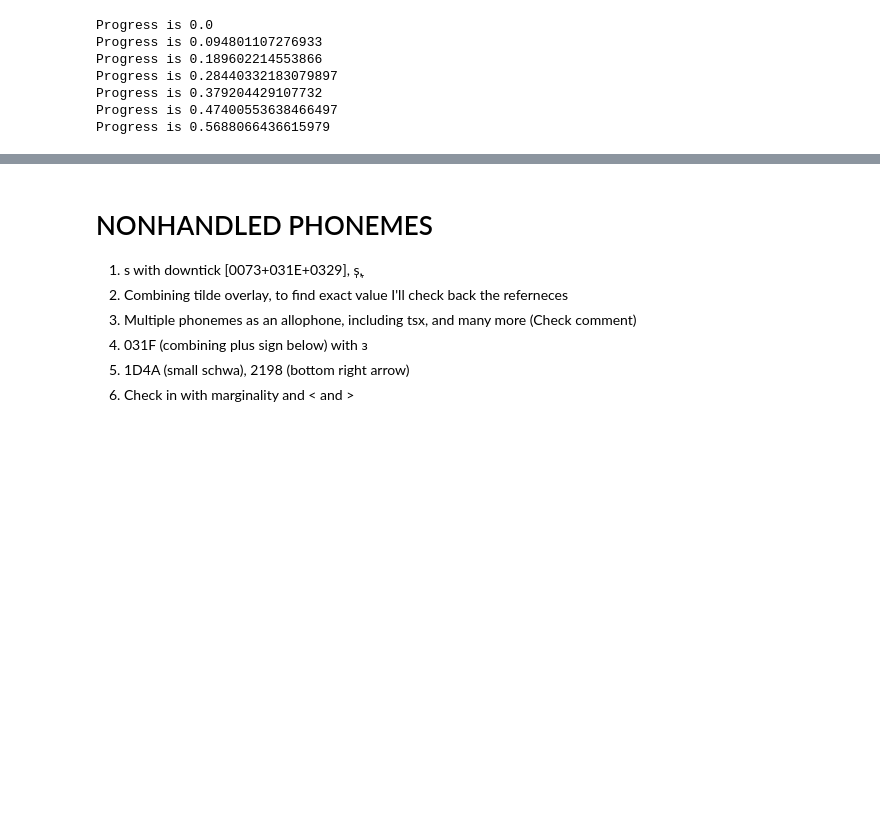
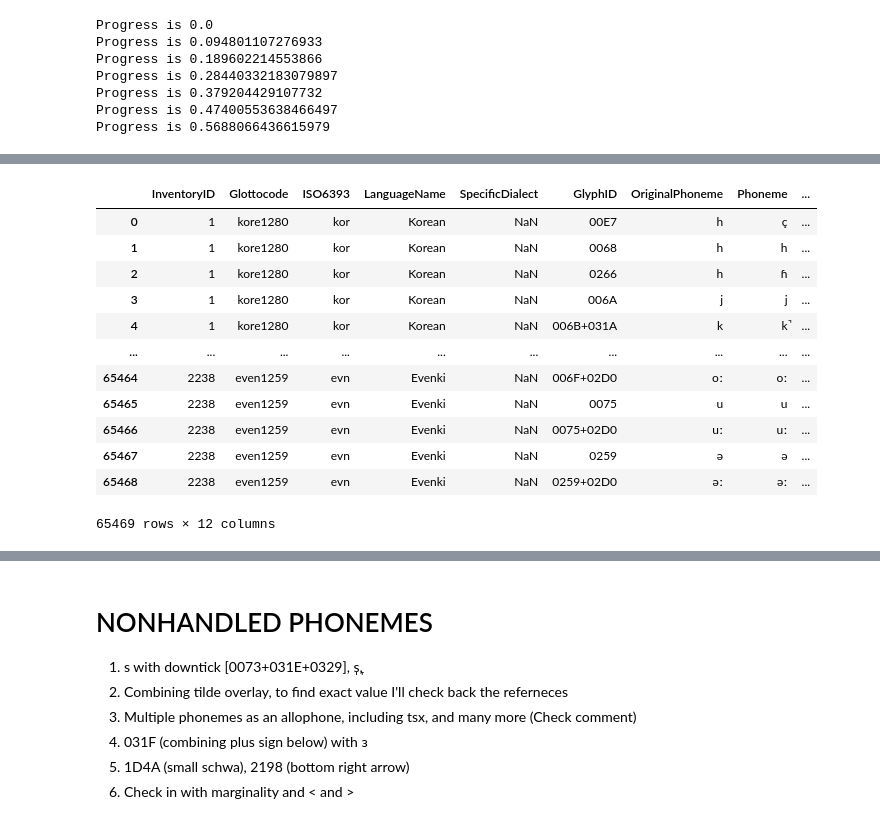
Before and after one commit to Alessioryan/allophony_minimal_feature_rep, a Jupyter notebook: main.ipynb, the cells around one changed output, grey strips where cells are left out. Drawn from its saved outputs; the diff is of its cells as text; code cells hidden in the pictures; blank space fills up the shorter version.

```diff
--- a/main.ipynb
+++ b/main.ipynb
@@ -394,0 +357,37 @@ Finished df
+# %%
+# These are the cases that throw errors
+unhandled_diacritic_base = {
+    '031F': ['ɜ', 'w', 'æ', 'n'], # advanced
+    '031D': ['ə', 'ɐ'], # uptack
+    '0308': ['ə', 'ʉ', 'œ', 'ɯ'], # centralized
+    '031E': ['ɣ', 'r', 'ɹ', 'b', 'ɖ', 'ɡ'], # downtack
+    '031C': ['β', 'θ', 'ɬ'], # less-round
+    '033D': ['e', 'o', 'ø', 'a'], # mid-centralized
+    '0353': ['d'], # frictionalized
+    '0339': ['w'] # more-round
+}
+# These are also unhandled
+unhandled_characters = ['0334', '2198', '1D4A']
+unhandled_special_feats = [
+    'tsx', 'tsç', 'sts', 'stʃ', 'ŋɡb', 'ŋkp', 'dzj', 'ʔtʃ', 'ʔdʒ', 'tʃɥ', 'bvf', 'dzs', 'dʒʃ', 'hts', 'çts', 'htʃ', 'çtʃ'
+]
+# %%
+allophoned_df['Unhandled'] = False
+for index, phone in allophoned_df.iterrows():
+    # Mark unhandled characters
+    for unhandled_character in unhandled_characters:
+        if unhandled_character in phone['GlyphID']:
+            allophoned_df.at[index, 'Unhandled'] = True
+    # Mark unhandled diacritic base combinations
+    for unhandled_diacritic, unhandled_bases in unhandled_diacritic_base.items():
+        if unhandled_diacritic in phone['GlyphID']:
+            for unhandled_base in unhandled_bases:
+                if unhandled_base in phone['Phoneme']:
+                    allophoned_df.at[index, 'Unhandled'] = True
+    # Mark unhandled_special_feats
+    for unhandled_special_feat in unhandled_special_feats:
+        if unhandled_special_feat in phone['Phoneme']:
+            allophoned_df.at[index, 'Unhandled'] = True
+    # Show progress
+    if index % 2000 == 0:
+        print(f'Progress is {index / len(allophoned_df.index)}')
@@ -394,0 +412,16 @@ Finished df
+# %%
+allophoned_df
+# %% [output]
+|  | InventoryID | Glottocode | ISO6393 | LanguageName | SpecificDialect | GlyphID | OriginalPhoneme | Phoneme | ... |
+| 0 | 1 | kore1280 | kor | Korean | NaN | 00E7 | h | ç | ... |
+| 1 | 1 | kore1280 | kor | Korean | NaN | 0068 | h | h | ... |
+| 2 | 1 | kore1280 | kor | Korean | NaN | 0266 | h | ɦ | ... |
+| 3 | 1 | kore1280 | kor | Korean | NaN | 006A | j | j | ... |
+| 4 | 1 | kore1280 | kor | Korean | NaN | 006B+031A | k | k̚ | ... |
+| ... | ... | ... | ... | ... | ... | ... | ... | ... | ... |
+| 65464 | 2238 | even1259 | evn | Evenki | NaN | 006F+02D0 | oː | oː | ... |
+| 65465 | 2238 | even1259 | evn | Evenki | NaN | 0075 | u | u | ... |
+| 65466 | 2238 | even1259 | evn | Evenki | NaN | 0075+02D0 | uː | uː | ... |
+| 65467 | 2238 | even1259 | evn | Evenki | NaN | 0259 | ə | ə | ... |
+| 65468 | 2238 | even1259 | evn | Evenki | NaN | 0259+02D0 | əː | əː | ... |
+65469 rows × 12 columns
```
Also changed, not shown: parts of 17 cells of this notebook.
